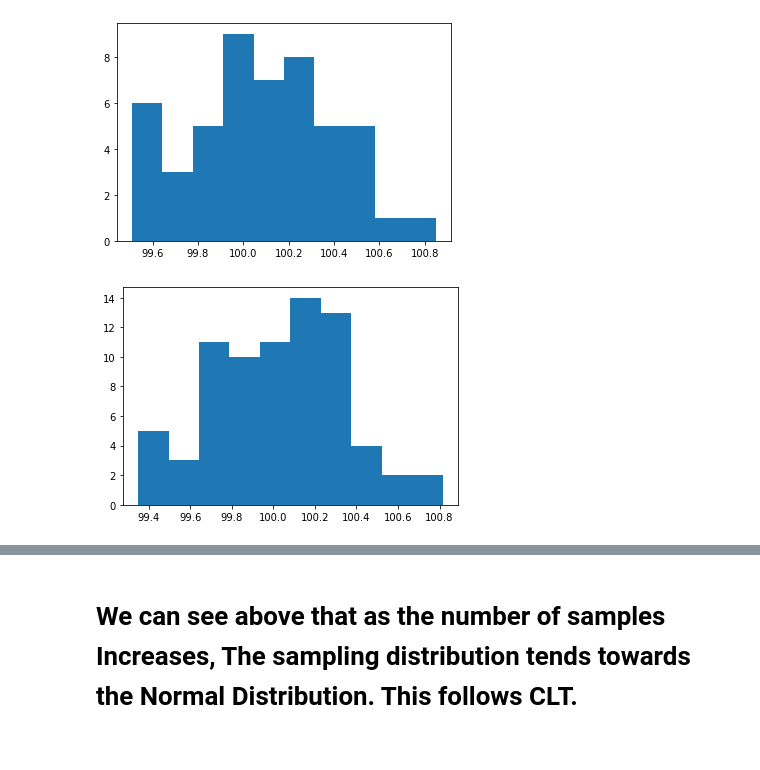
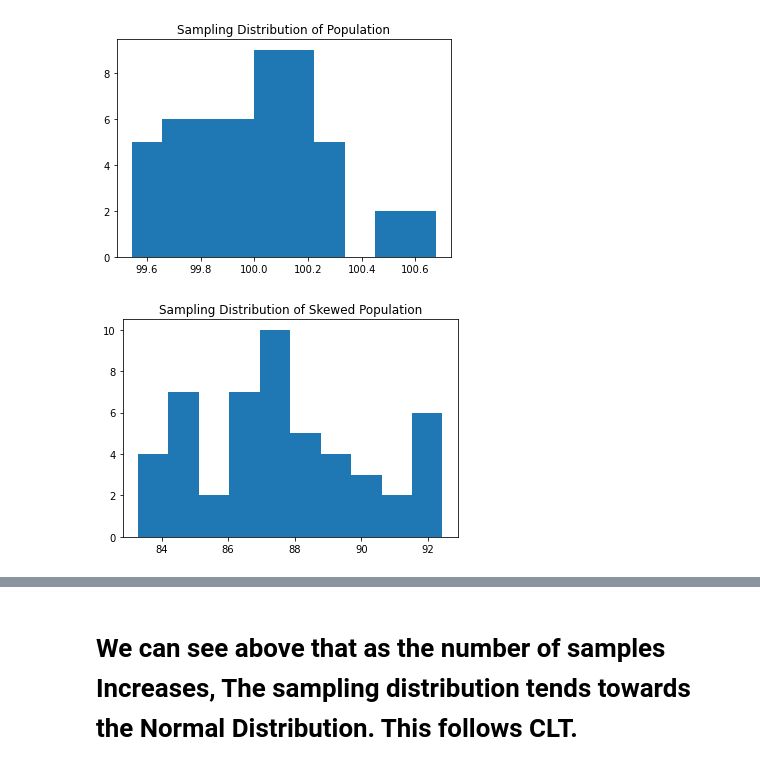
Before and after one commit to Chaitz333/Stduy_Materials, a Jupyter notebook: Normal_Distribution_Effect_Of_N.ipynb, the cells around one changed output, grey strips where cells are left out. Drawn from its saved outputs; the diff is of its cells as text; code cells hidden in the pictures.

```diff
--- a/Normal_Distribution_Effect_Of_N.ipynb
+++ b/Normal_Distribution_Effect_Of_N.ipynb
@@ -4,6 +4,16 @@ from sklearn import cluster, datasets, mixture
 import numpy as np
 from scipy.stats import multivariate_normal
 # %%
-n_samples = 1000
+n_samples = 4000
 mu1, sigma1 = 100, 5 # mean and variance
-population = np.random.normal(mu1, np.sqrt(sigma1), n_samples)
+population_normal = np.random.normal(mu1, np.sqrt(sigma1), n_samples)
+# %%
+n_samples = 2000
+mu1, sigma1 = 100, 30 # mean and variance
+population_1 = np.random.normal(mu1, np.sqrt(sigma1), n_samples)
+ # mean and variance
+population_2 = np.random.randint(50,100,2000)
+population = []
+population.append(population_1)
+population.append(population_2)
+population_skew = [i for pop in population for i in pop ]
@@ -10,19 +30,20 @@ population = np.random.normal(mu1, np.sqrt(sigma1), n_samples)
 # %%
-def sampler(sample_size,number_of_samples):
+def sampler(sample_size,number_of_samples,population):
   sample_distribution = []
   for i in range(sample_size):
     sample_distribution.append(np.mean(np.random.choice(population,size = number_of_samples, replace = False)))
   return sample_distribution
 # %%
 
-sample_distribution = sampler(sample_size=50,number_of_samples=50)
+sample_distribution = sampler(sample_size=50,number_of_samples=50,population=population_normal)
 plt.hist(sample_distribution)
+plt.title('Sampling Distribution of Population')
 plt.show()
+
+sample_distribution = sampler(sample_size=50,number_of_samples=50,population=population_skew)
+plt.hist(sample_distribution)
+plt.title('Sampling Distribution of Skewed Population')
+plt.show()
 # %% [output]
-[figure, old version]
+[figure, new version]
+[figure, added]
-# %%
-sample_distribution = sampler(sample_size=75,number_of_samples=50)
-plt.hist(sample_distribution)
-plt.show()
-# %% [output]
-[figure, removed]
```
Also changed, not shown: parts of 13 cells of this notebook.
